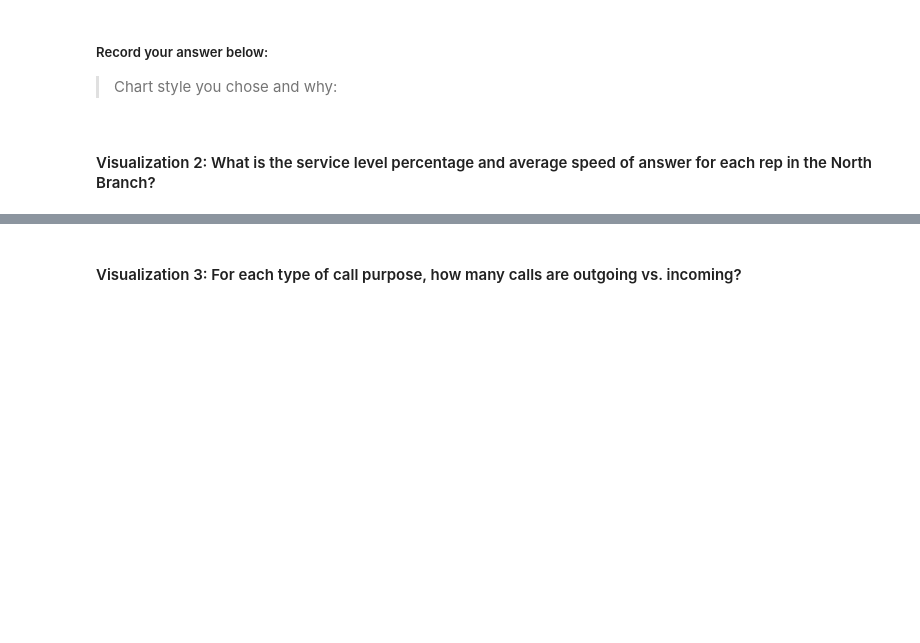
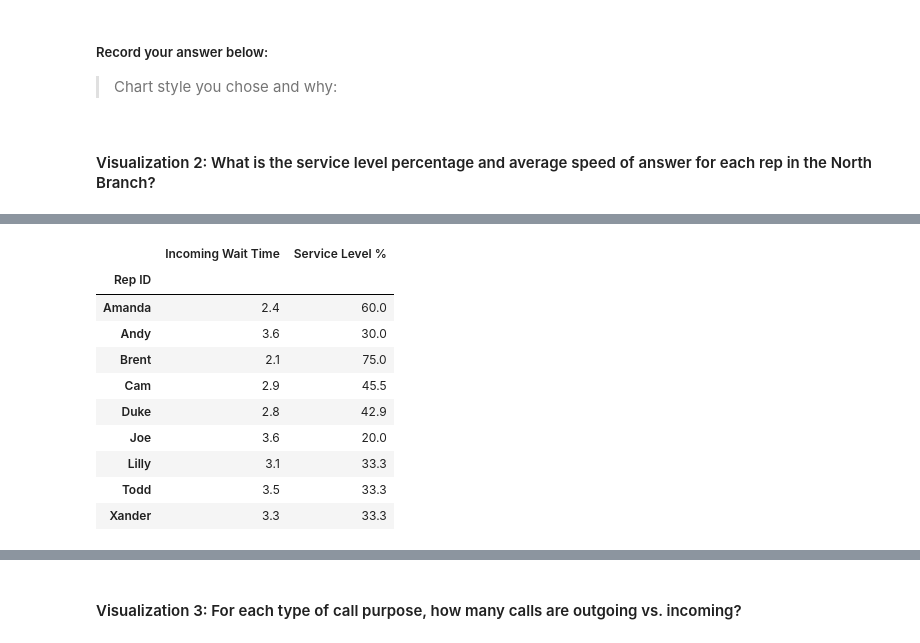
Before and after one commit to Jumbocar/call-center-cleanup-assignment, a Jupyter notebook: Call_Center_Cleanup.ipynb, the cells around one changed output, grey strips where cells are left out. Saved outputs shown, nothing was run; the diff lists cells and outputs as text; code cells hidden in the pictures; blank space fills up the shorter version.

```diff
--- a/Call_Center_Cleanup.ipynb
+++ b/Call_Center_Cleanup.ipynb
@@ -443 +428,15 @@ final_table = final_table.drop(columns=['Calls_x','Calls_y'])
+# %%
+final_table.groupby('Rep ID').sum()
+# %% [output]
+|  | Incoming Wait Time | Service Level % |
+| Rep ID |  |  |
+| Amanda | 2.4 | 60.0 |
+| Andy | 3.6 | 30.0 |
+| Brent | 2.1 | 75.0 |
+| Cam | 2.9 | 45.5 |
+| Duke | 2.8 | 42.9 |
+| Joe | 3.6 | 20.0 |
+| Lilly | 3.1 | 33.3 |
+| Todd | 3.5 | 33.3 |
+| Xander | 3.3 | 33.3 |
 # %%
```
Also changed, not shown: parts of 24 cells of this notebook.
